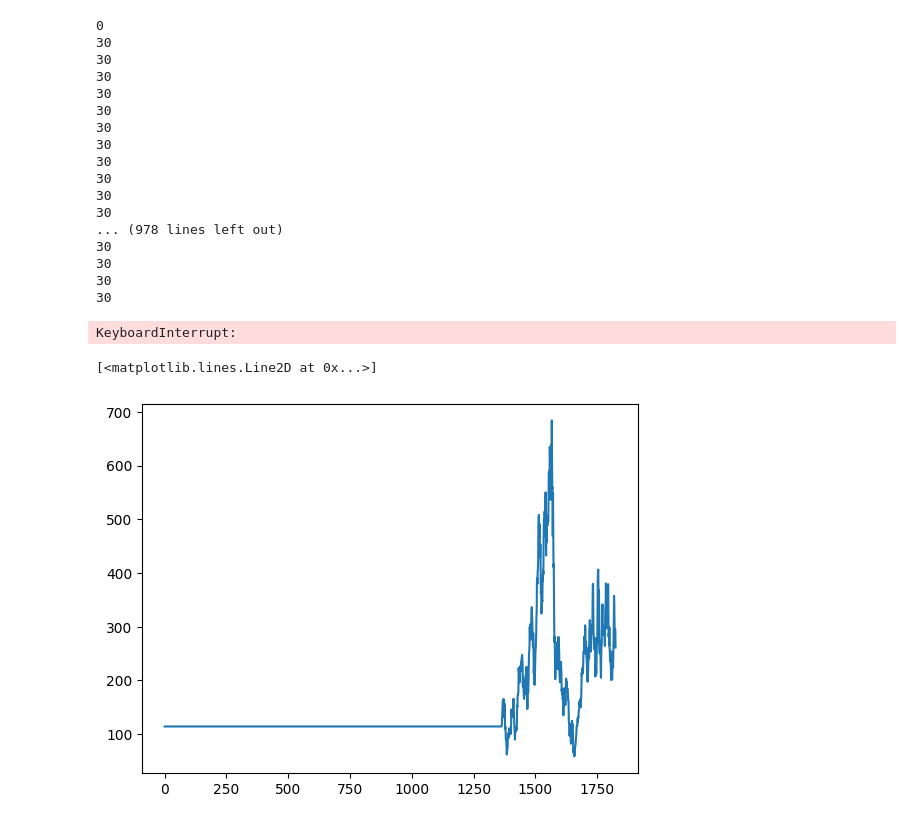
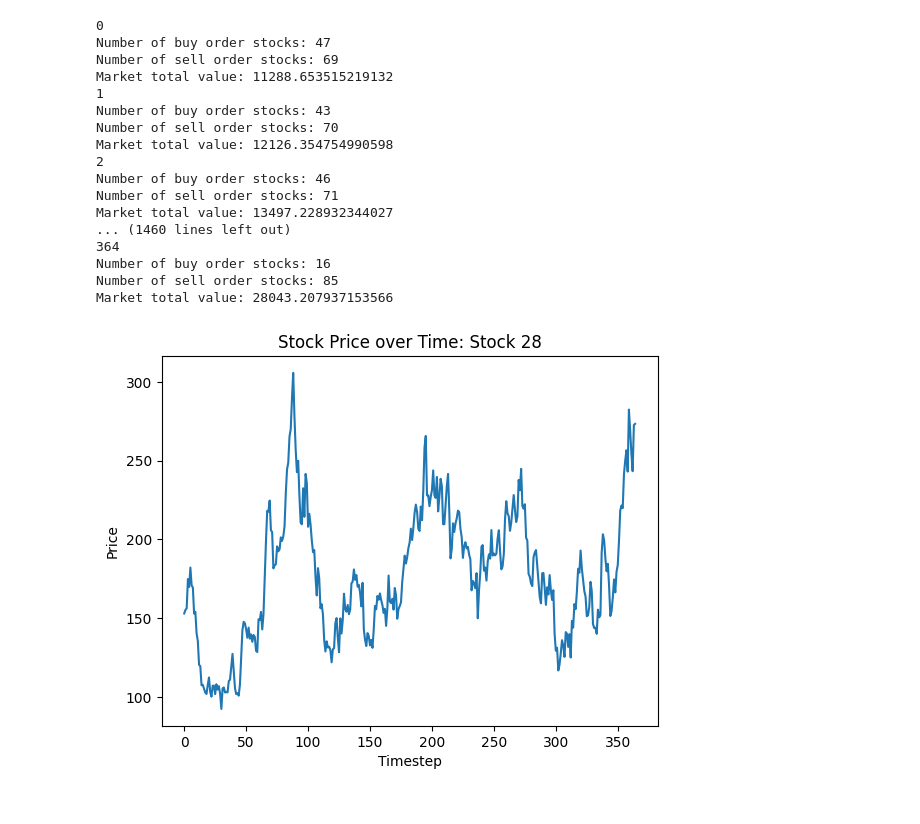
Before and after one commit to jaredpomerantz/stockmarketsim, a Jupyter notebook: examples/run_market.ipynb, the cells around one changed output. Drawn from its saved outputs; the diff is of its cells as text; code cells hidden in the pictures.

Commit message:
balanced and ran market with notebook

```diff
--- a/examples/run_market.ipynb
+++ b/examples/run_market.ipynb
@@ -116,7 +116,7 @@ market.add_participants(
                 valuation_model_path=Path("random_forest_regressor.pkl"),
             ),
         )[0]
-        for _ in range(5)
+        for _ in range(20)
     ]
 )
 
@@ -133,7 +133,7 @@ market.add_participants(
                 valuation_model_path=Path("passive_aggressive.pkl"),
             ),
         )[0]
-        for _ in range(5)
+        for _ in range(20)
     ]
 )
 # %%
@@ -144,28 +144,31 @@ for i in range(N_TIMESTEPS):
     market.step_market()
 # %% [output]
 0
-30
-30
-30
-30
-30
-30
-30
-30
-30
-30
-30
-... (978 lines left out)
-30
-30
-30
-30
+Number of buy order stocks: 47
+Number of sell order stocks: 69
+Market total value: 11288.653515219132
+1
+Number of buy order stocks: 43
+Number of sell order stocks: 70
+Market total value: 12126.354754990598
+2
+Number of buy order stocks: 46
+Number of sell order stocks: 71
+Market total value: 13497.228932344027
+... (1460 lines left out)
+364
+Number of buy order stocks: 16
+Number of sell order stocks: 85
+Market total value: 28043.207937153566
-KeyboardInterrupt:
 # %%
 i = 28
 
-plt.plot(market.stocks[i].price_history)
+plt.figure()
+plt.plot(market.stocks[i].price_history[-N_TIMESTEPS:])
+plt.title(f"Stock Price over Time: Stock {i}")
+plt.xlabel("Timestep")
+plt.ylabel("Price")
+_ = plt.show()
 # %% [output]
-[<matplotlib.lines.Line2D at 0x...>]
-[figure, old version]
+[figure, new version]
 # %%
```
Also changed, not shown: parts of 3 cells of this notebook, 1 other file.
